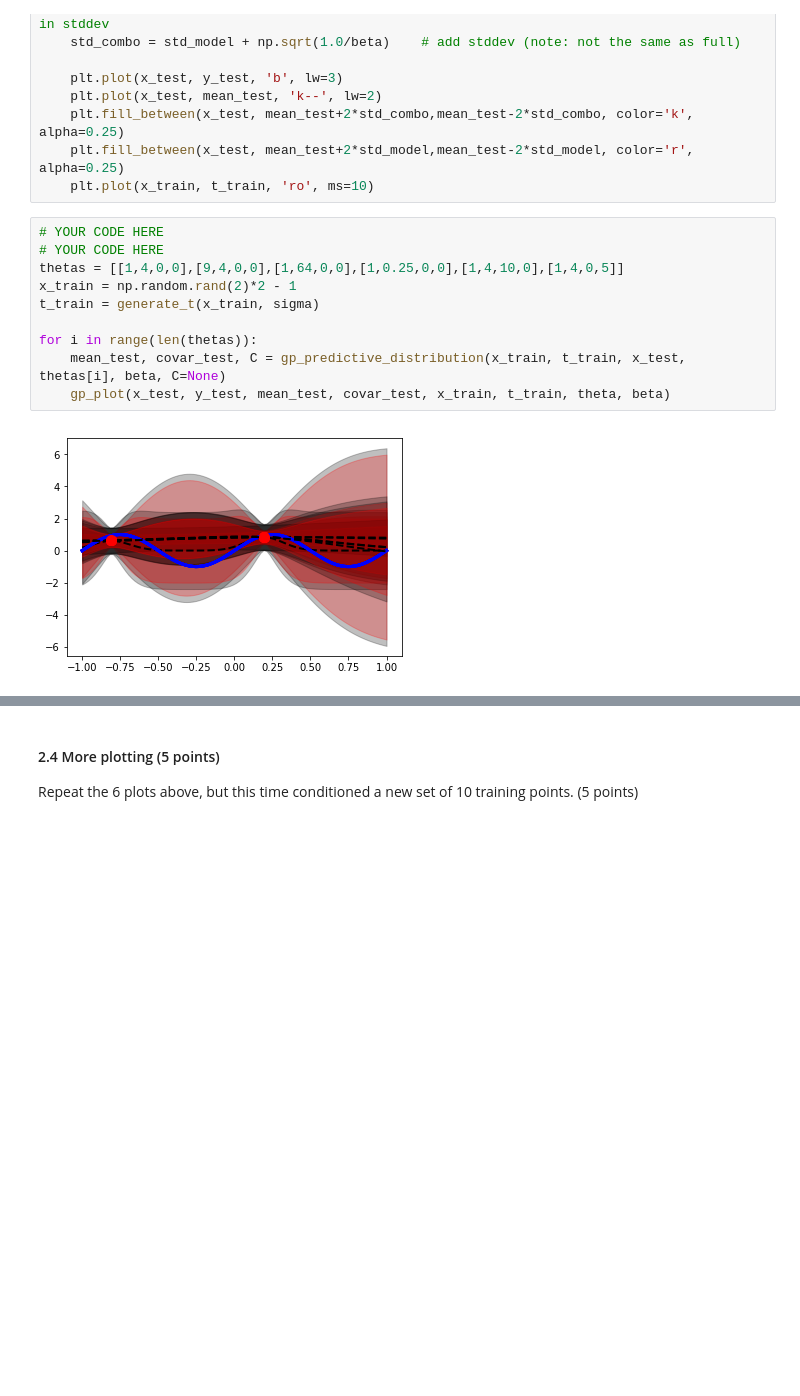
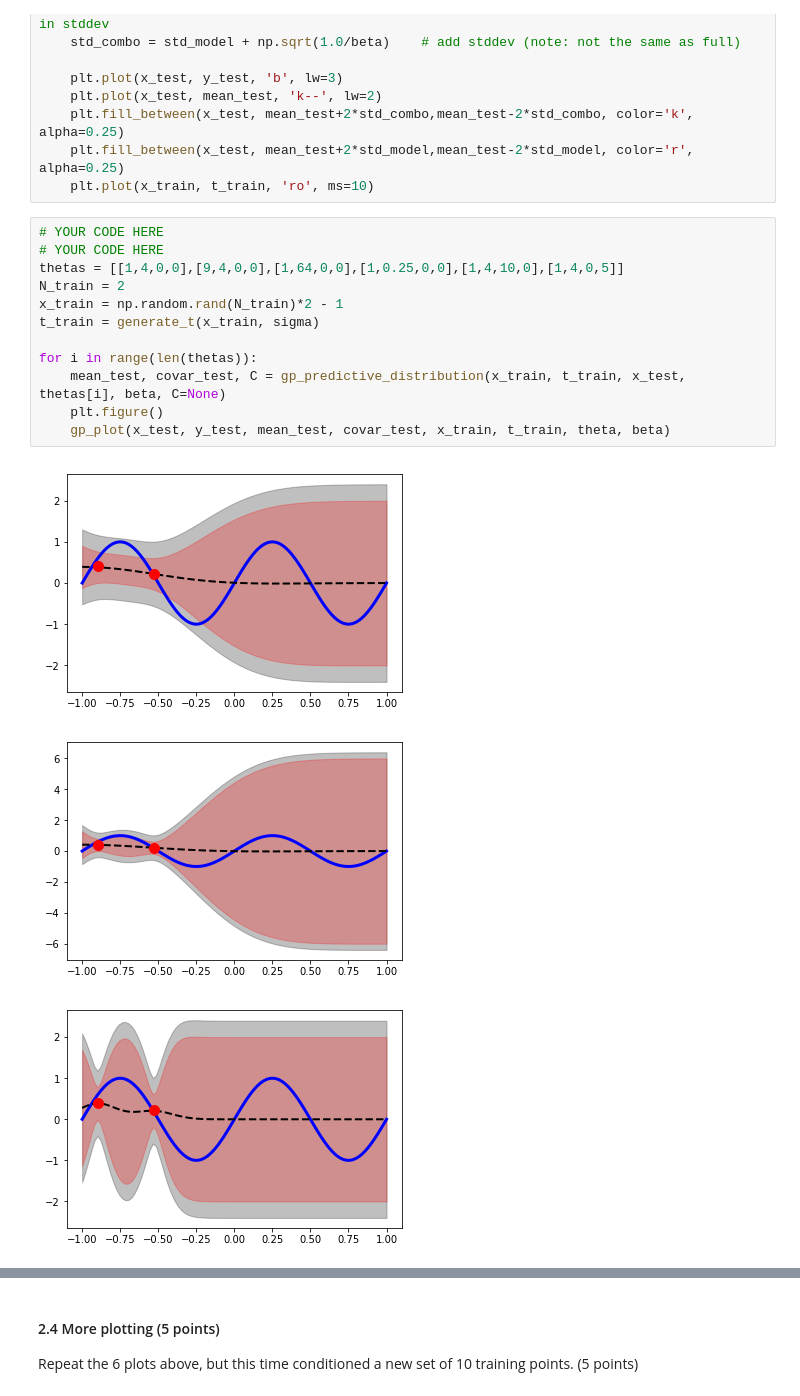
Before and after one commit to sheridavandenbent/ml1_labs, a Jupyter notebook: 10428461_12278327_lab3.ipynb, the cells around one changed output, grey strips where cells are left out. Drawn from its saved outputs; the diff is of its cells as text; blank space fills up the shorter version.

```diff
--- a/10428461_12278327_lab3.ipynb
+++ b/10428461_12278327_lab3.ipynb
@@ -309,12 +309,16 @@ def gp_plot( x_test, y_test, mean_test, covar_test, x_train, t_train, theta, bet
 # %%
 # YOUR CODE HERE
 # YOUR CODE HERE
 thetas = [[1,4,0,0],[9,4,0,0],[1,64,0,0],[1,0.25,0,0],[1,4,10,0],[1,4,0,5]]
-x_train = np.random.rand(2)*2 - 1
+N_train = 2
+x_train = np.random.rand(N_train)*2 - 1
 t_train = generate_t(x_train, sigma)
 
 for i in range(len(thetas)):
     mean_test, covar_test, C = gp_predictive_distribution(x_train, t_train, x_test, thetas[i], beta, C=None)
+    plt.figure()
     gp_plot(x_test, y_test, mean_test, covar_test, x_train, t_train, theta, beta)
 # %% [output]
-[figure, old version]
+[figure, new version]
+[figure, added]
+[figure, added]
```
Also changed, not shown: parts of 3 cells of this notebook.
